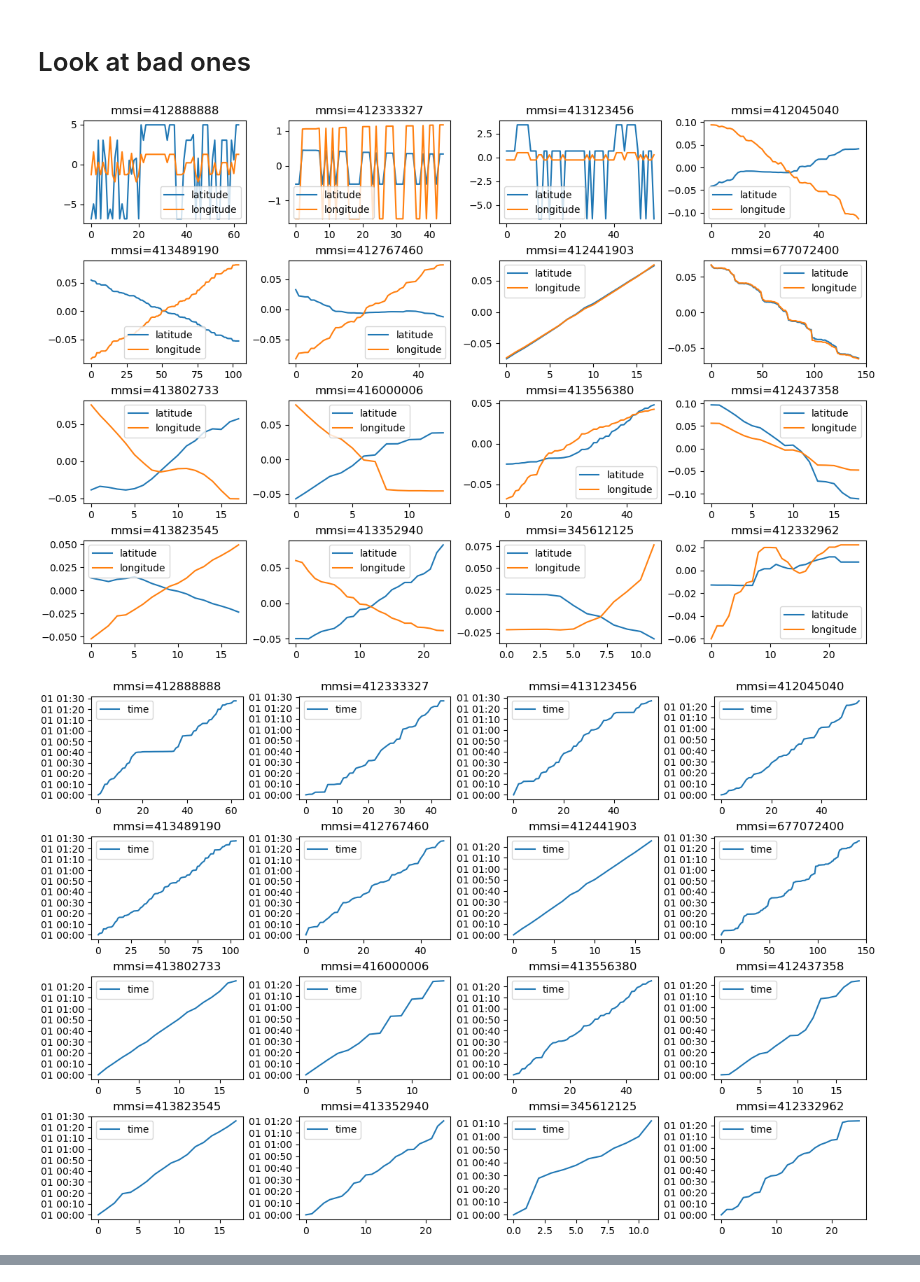
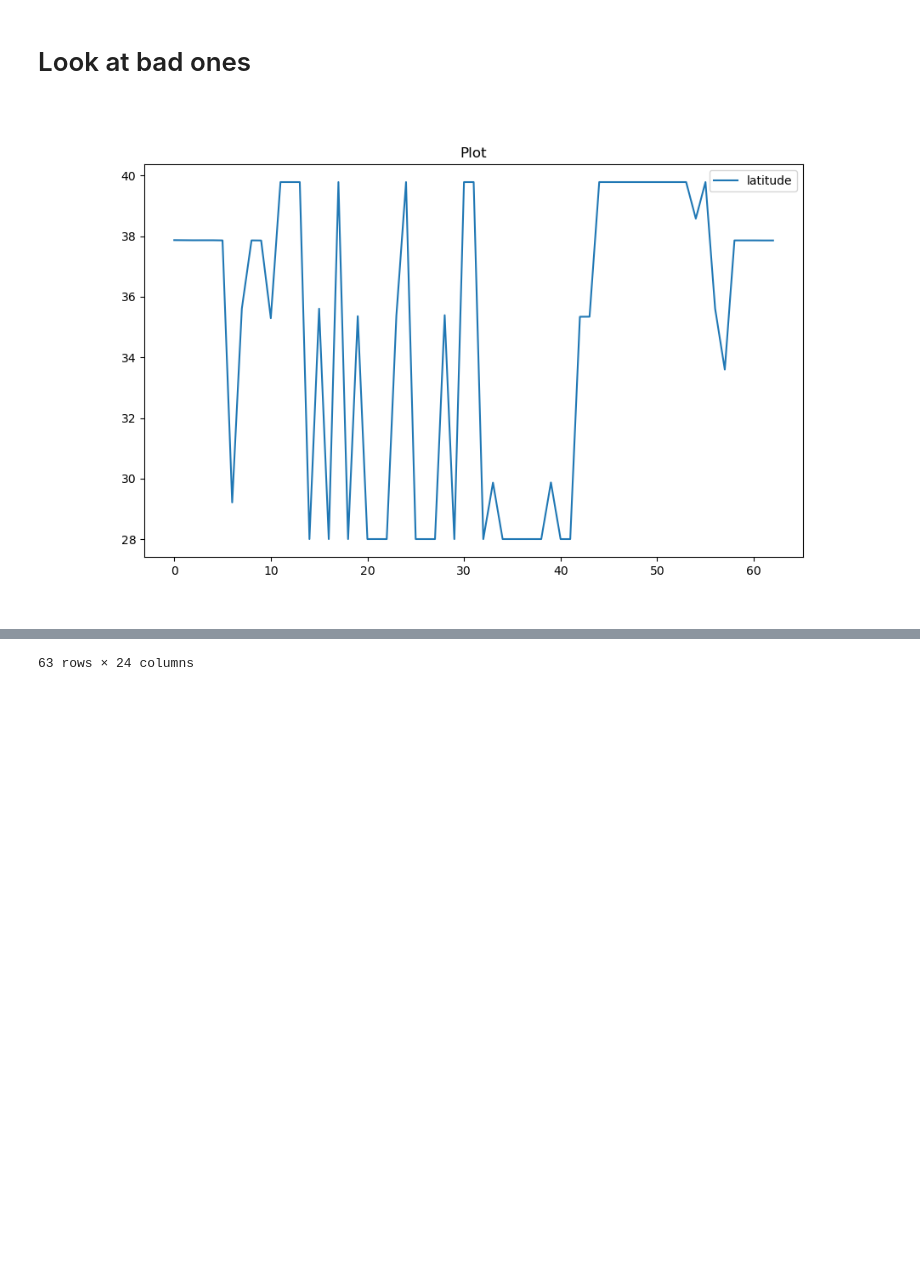
Before and after one commit to giladdanin10/tip-and-que-ships-personal, a Jupyter notebook: explore ships.ipynb, the cells around one changed output, grey strips where cells are left out. Saved outputs shown, nothing was run; the diff lists cells and outputs as text; code cells hidden in the pictures; blank space fills up the shorter version.

```diff
--- a/explore ships.ipynb
+++ b/explore ships.ipynb
@@ -175,8 +279,10 @@ def create_info_df(df,num_lines = None,item_type='mmsi',id_column_check='name'):
     return info_df
 # %%
 # example
-ship_data = get_item_df(df,2335222,item_type='mmsi')
+# ship_data = get_item_df(df,2335222)
+ship_data = get_item_df(df,'AOS VISION',item_type='name')
 
-info_df = create_info_df(df,num_lines=1000)
+
+info_df = create_info_df(df,num_lines=1000,item_type='name',id_column_check=['mmsi'])
 info_df.head()
 # %% [output]
@@ -368,7 +484,0 @@ pd.set_option('display.max_rows', 30)
-# %%
-pd.set_option('display.max_rows', 40)
-
-item_df = get_item_df(df,info_df.index[17],item_type='mmsi')
-item_df['name'].unique()
-
-display(info_df.head(40))
@@ -393,13 +493,16 @@ display(info_df.head(40))
 # %% [markdown]
 # look at good ones
 # %%
+item_type = 'name'
+control_item_type = 'mmsi'
+info_df = info_df.sort_values('span_longitude')
 
 info_df_filter = {'len': ['>',10],
-                    'num_names':['==',1]}
+                    f'num_{control_item_type}s':['==',1]}
 
 info_df_filt = filter_df(info_df,info_df_filter)
 
-mmsi = info_df_filt.index[range(16)].tolist()
-plot_item_columns(df,mmsi,x_data_type='index',columns=['latitude','longitude','time_seconds'],sort_columms='latitued',pre_process='remove_bias')
-plot_item_columns(df,mmsi,x_data_type='index',columns=['time'],sort_columms='latitued')
+item = info_df_filt.index[range(16)].tolist()
+ylim_val = [-info_df_filt['span_longitude'].max(),info_df_filt['span_longitude'].max()]
+plot_item_columns(df,item[1:2],item_type=item_type,x_data_type='index',columns=['longitude'],sort_columms=['time_seconds'],pre_process='remove_bias',ylim_val=ylim_val)
 # %% [output]
@@ -410,15 +649,19 @@ plot_item_columns(df,mmsi,x_data_type='index',columns=['time'],sort_columms='lat
 # %%
 
 info_df_filter = {'len': ['>',10],
                     'num_names':['>=',2]}
 
 info_df_filt = filter_df(info_df,info_df_filter)
 # display(info_df_filt)
 
 
-mmsi = info_df_filt.index[range(16)].tolist()
-plot_item_columns(df,mmsi,x_data_type='index',columns=['latitude','longitude'],sort_columms='latitued',pre_process='remove_bias')
-plot_item_columns(df,mmsi,x_data_type='index',columns=['time'],sort_columms='latitued')
+bad_mmsi = info_df_filt.index[range(16)].tolist()
+# plot_item_columns(df,mmsi,x_data_type='index',columns=['latitude','longitude','time_seconds'],sort_columms='latitued',pre_process='remove_bias')
+
+item_df = get_item_df(df,bad_mmsi[0])
+item_df['name'].unique()
+item_df = item_df.sort_values(by = 'name')
+plot_df_columns(item_df,columns='latitude')
+item_df.head(200)
 # %% [output]
-[figure, old version]
+[figure, new version]
-[figure, removed]
@@ -424,0 +680 @@ plot_item_columns(df,mmsi,x_data_type='index',columns=['time'],sort_columms='lat
+63 rows × 24 columns
```
Also changed, not shown: parts of 14 cells of this notebook, 2 other files.
